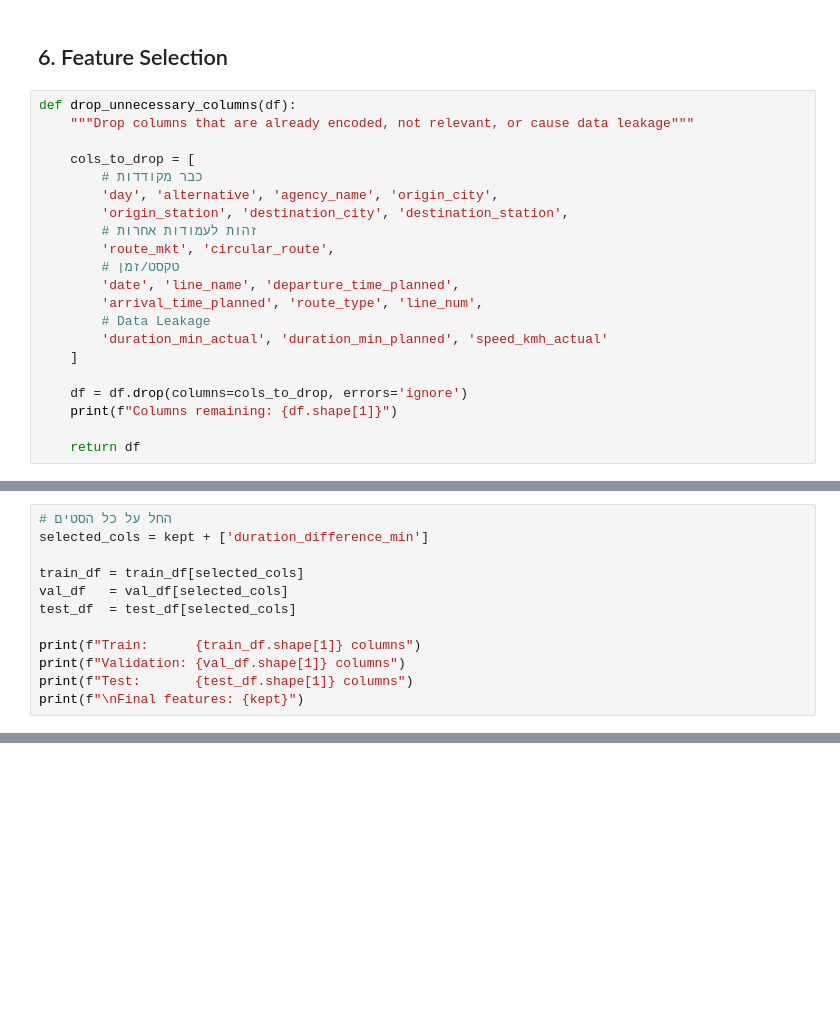
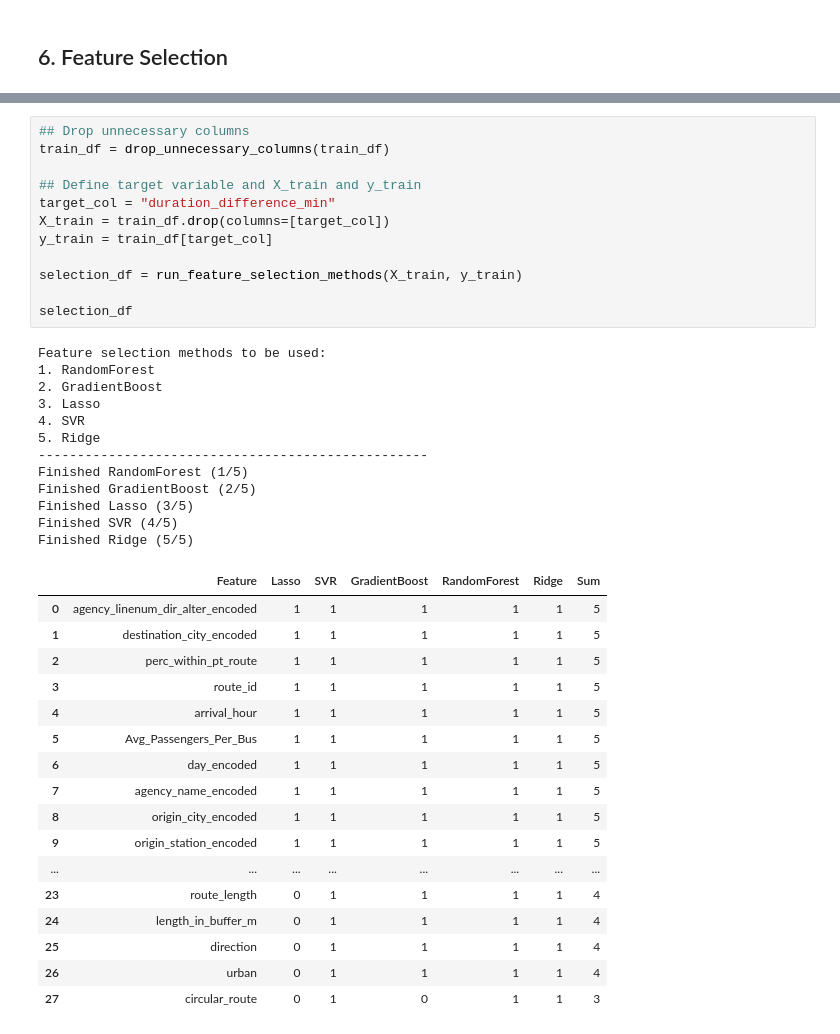
Before and after one commit to ofer-geo/public_transport_ML, a Jupyter notebook: notebooks/Data cleaning & manipulation.ipynb, the cells around one changed output, grey strips where cells are left out. Cells and saved outputs as stored; diff of their text form; blank space fills up the shorter version.

```diff
--- a/notebooks/Data cleaning & manipulation.ipynb
+++ b/notebooks/Data cleaning & manipulation.ipynb
@@ -501,23 +670,2 @@ Test:       74 columns
 # %% [markdown]
 ## 6. Feature Selection
-# %%
-def drop_unnecessary_columns(df):
-    """Drop columns that are already encoded, not relevant, or cause data leakage"""
-
-    cols_to_drop = [
-        # כבר מקודדות
-        'day', 'alternative', 'agency_name', 'origin_city',
-        'origin_station', 'destination_city', 'destination_station',
-        # זהות לעמודות אחרות
-        'route_mkt', 'circular_route',
-        # טקסט/זמן
-        'date', 'line_name', 'departure_time_planned',
-        'arrival_time_planned', 'route_type', 'line_num',
-        # Data Leakage
-        'duration_min_actual', 'duration_min_planned', 'speed_kmh_actual'
-    ]
-
-    df = df.drop(columns=cols_to_drop, errors='ignore')
-    print(f"Columns remaining: {df.shape[1]}")
-
-    return df
@@ -566,12 +671,0 @@ Columns kept: 29
-# %%
-# החל על כל הסטים
-selected_cols = kept + ['duration_difference_min']
-
-train_df = train_df[selected_cols]
-val_df   = val_df[selected_cols]
-test_df  = test_df[selected_cols]
-
-print(f"Train:      {train_df.shape[1]} columns")
-print(f"Validation: {val_df.shape[1]} columns")
-print(f"Test:       {test_df.shape[1]} columns")
-print(f"\nFinal features: {kept}")
@@ -589,0 +695,42 @@ test_df.to_csv(r'../data/model_datasets/test_df_to_ml.csv',index=False,encoding=
+# %%
+## Drop unnecessary columns
+train_df = drop_unnecessary_columns(train_df)
+
+## Define target variable and X_train and y_train
+target_col = "duration_difference_min"
+X_train = train_df.drop(columns=[target_col])
+y_train = train_df[target_col]
+
+selection_df = run_feature_selection_methods(X_train, y_train)
+
+selection_df
+# %% [output]
+Feature selection methods to be used:
+1. RandomForest
+2. GradientBoost
+3. Lasso
+4. SVR
+5. Ridge
+--------------------------------------------------
+Finished RandomForest (1/5)
+Finished GradientBoost (2/5)
+Finished Lasso (3/5)
+Finished SVR (4/5)
+Finished Ridge (5/5)
+|  | Feature | Lasso | SVR | GradientBoost | RandomForest | Ridge | Sum |
+| 0 | agency_linenum_dir_alter_encoded | 1 | 1 | 1 | 1 | 1 | 5 |
+| 1 | destination_city_encoded | 1 | 1 | 1 | 1 | 1 | 5 |
+| 2 | perc_within_pt_route | 1 | 1 | 1 | 1 | 1 | 5 |
+| 3 | route_id | 1 | 1 | 1 | 1 | 1 | 5 |
+| 4 | arrival_hour | 1 | 1 | 1 | 1 | 1 | 5 |
+| 5 | Avg_Passengers_Per_Bus | 1 | 1 | 1 | 1 | 1 | 5 |
+| 6 | day_encoded | 1 | 1 | 1 | 1 | 1 | 5 |
+| 7 | agency_name_encoded | 1 | 1 | 1 | 1 | 1 | 5 |
+| 8 | origin_city_encoded | 1 | 1 | 1 | 1 | 1 | 5 |
+| 9 | origin_station_encoded | 1 | 1 | 1 | 1 | 1 | 5 |
+| ... | ... | ... | ... | ... | ... | ... | ... |
+| 23 | route_length | 0 | 1 | 1 | 1 | 1 | 4 |
+| 24 | length_in_buffer_m | 0 | 1 | 1 | 1 | 1 | 4 |
+| 25 | direction | 0 | 1 | 1 | 1 | 1 | 4 |
+| 26 | urban | 0 | 1 | 1 | 1 | 1 | 4 |
+| 27 | circular_route | 0 | 1 | 0 | 1 | 1 | 3 |
```
Also changed, not shown: parts of 46 cells of this notebook, 4 other files.
